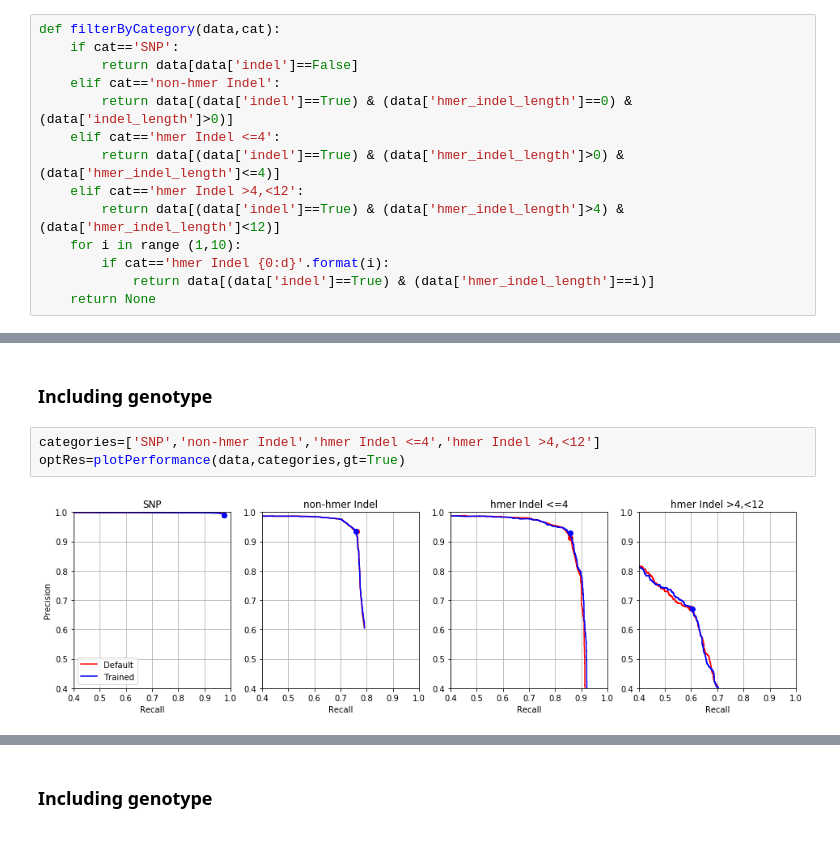
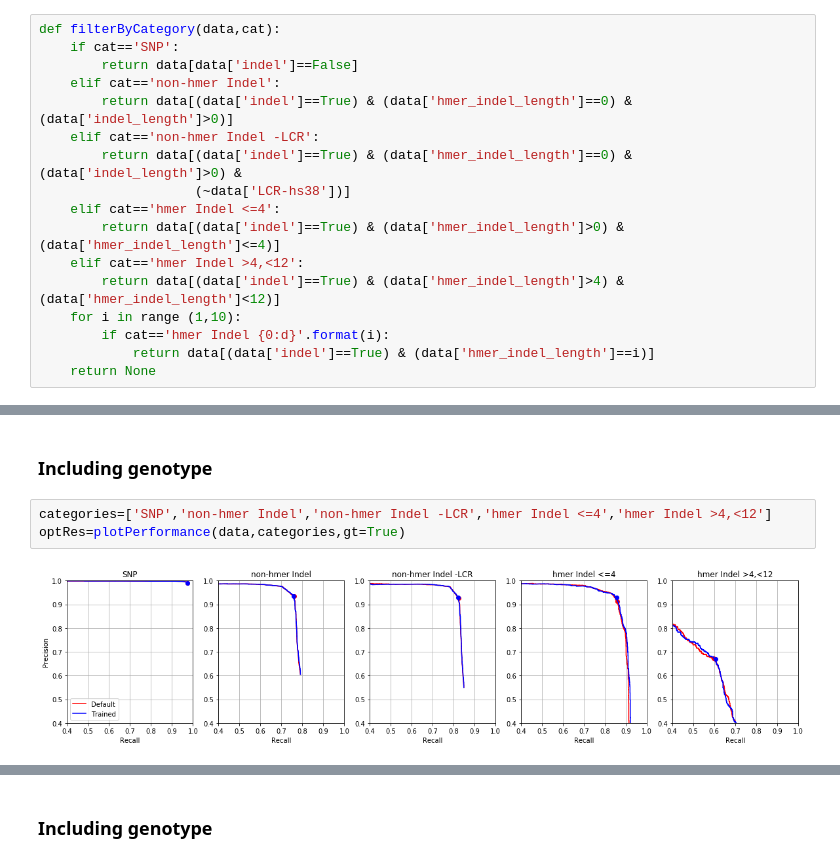
Before and after one commit to Ultimagen/VariantCalling, a Jupyter notebook: src/python/pipelines/createVarReport.ipynb, the cells around one changed output, grey strips where cells are left out. Cells and saved outputs as stored; diff of their text form.

```diff
--- a/src/python/pipelines/createVarReport.ipynb
+++ b/src/python/pipelines/createVarReport.ipynb
@@ -52,6 +52,9 @@ def filterByCategory(data,cat):
         return data[data['indel']==False]
     elif cat=='non-hmer Indel':
         return data[(data['indel']==True) & (data['hmer_indel_length']==0) & (data['indel_length']>0)]
+    elif cat=='non-hmer Indel -LCR':
+        return data[(data['indel']==True) & (data['hmer_indel_length']==0) & (data['indel_length']>0) &
+                    (~data['LCR-hs38'])]
     elif cat=='hmer Indel <=4':
         return data[(data['indel']==True) & (data['hmer_indel_length']>0) & (data['hmer_indel_length']<=4)]
     elif cat=='hmer Indel >4,<12':
@@ -157,10 +161,10 @@ pd.concat([optRes[s] for s in sources], axis=1, keys=[s for s in sources])
 # %% [markdown]
 ### Including genotype
 # %%
-categories=['SNP','non-hmer Indel','hmer Indel <=4','hmer Indel >4,<12']
+categories=['SNP','non-hmer Indel','non-hmer Indel -LCR','hmer Indel <=4','hmer Indel >4,<12']
 optRes=plotPerformance(data,categories,gt=True)
 # %% [output]
-[figure, old version]
+[figure, new version]
 # %%
 pd.concat([optRes[s] for s in sources], axis=1, keys=[s for s in sources])
 # %% [output]
```
Also changed, not shown: parts of 9 cells of this notebook.
